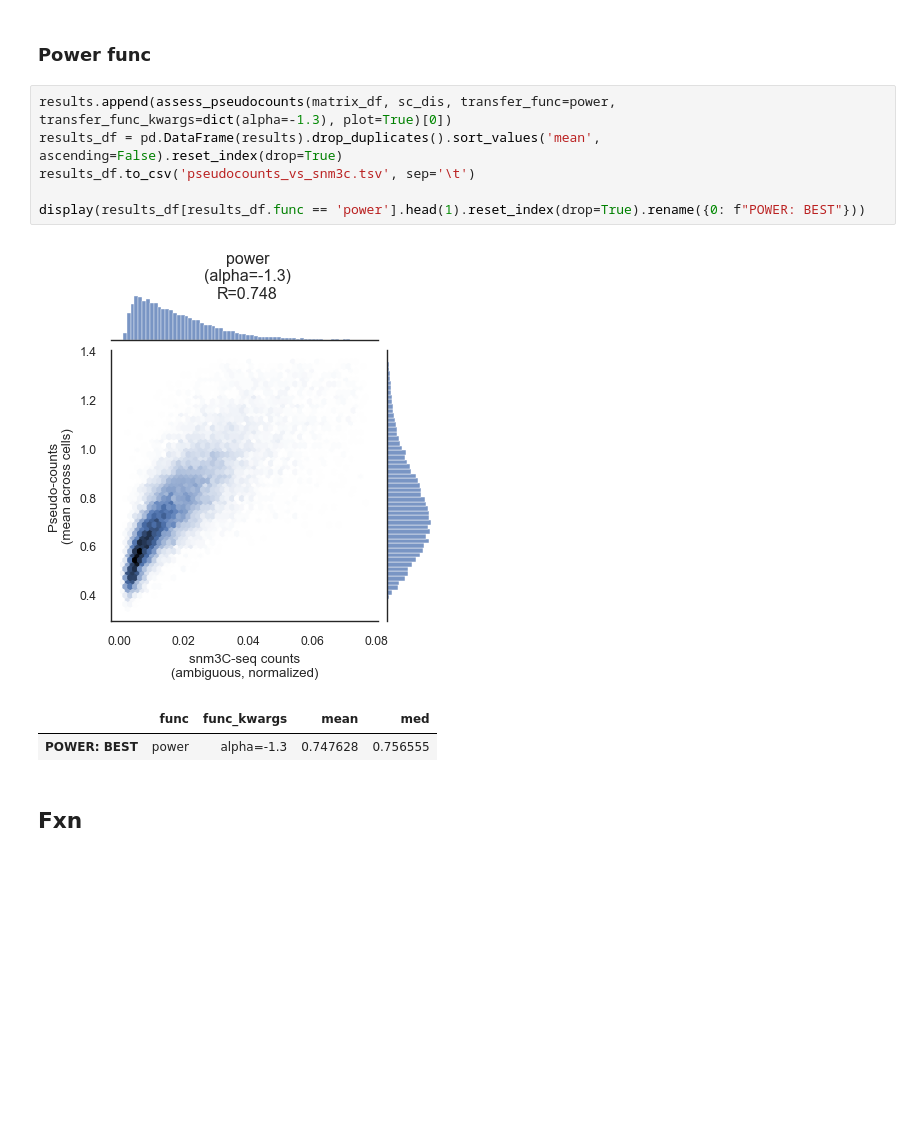
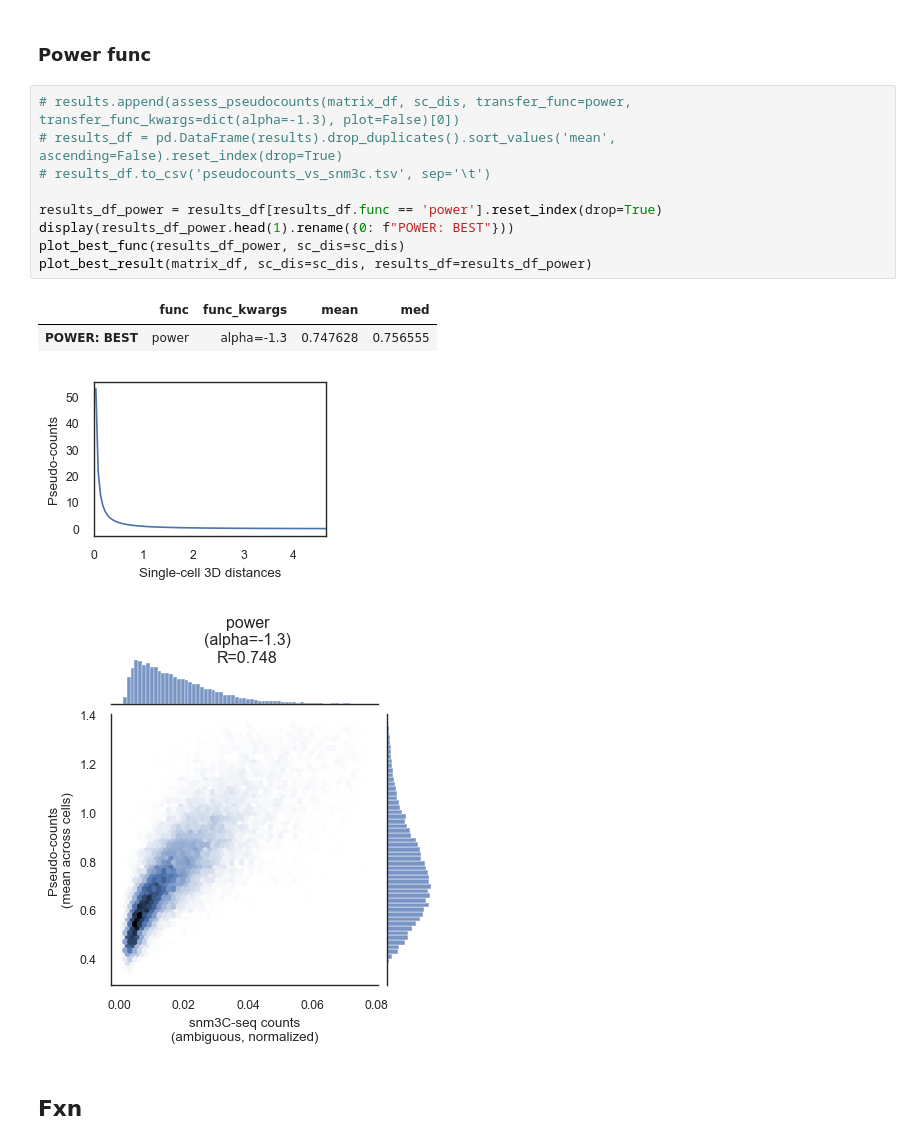
Before and after one commit to gesinecauer/Chromatin_Analysis_MOp, a Jupyter notebook: jupyter/snm3C-seq.ipynb, the cells around one changed output. Drawn from its saved outputs; the diff is of its cells as text; blank space fills up the shorter version.

Commit message:
test threshold func

```diff
--- a/jupyter/snm3C-seq.ipynb
+++ b/jupyter/snm3C-seq.ipynb
@@ -252,15 +272,19 @@ FINAL:
 # %% [markdown]
 ### Power func
 # %%
-results.append(assess_pseudocounts(matrix_df, sc_dis, transfer_func=power, transfer_func_kwargs=dict(alpha=-1.3), plot=True)[0])
-results_df = pd.DataFrame(results).drop_duplicates().sort_values('mean', ascending=False).reset_index(drop=True)
-results_df.to_csv('pseudocounts_vs_snm3c.tsv', sep='\t')
+# results.append(assess_pseudocounts(matrix_df, sc_dis, transfer_func=power, transfer_func_kwargs=dict(alpha=-1.3), plot=False)[0])
+# results_df = pd.DataFrame(results).drop_duplicates().sort_values('mean', ascending=False).reset_index(drop=True)
+# results_df.to_csv('pseudocounts_vs_snm3c.tsv', sep='\t')
 
-display(results_df[results_df.func == 'power'].head(1).reset_index(drop=True).rename({0: f"POWER: BEST"}))
+results_df_power = results_df[results_df.func == 'power'].reset_index(drop=True)
+display(results_df_power.head(1).rename({0: f"POWER: BEST"}))
+plot_best_func(results_df_power, sc_dis=sc_dis)
+plot_best_result(matrix_df, sc_dis=sc_dis, results_df=results_df_power)
 # %% [output]
+|  | func | func_kwargs | mean | med |
+| POWER: BEST | power | alpha=-1.3 | 0.747628 | 0.756555 |
-[figure, old version]
+[figure, new version]
-|  | func | func_kwargs | mean | med |
-| POWER: BEST | power | alpha=-1.3 | 0.747628 | 0.756555 |
+[figure, added]
 # %% [markdown]
 ## Fxn
 # %%
```
Also changed, not shown: parts of 6 cells of this notebook.
